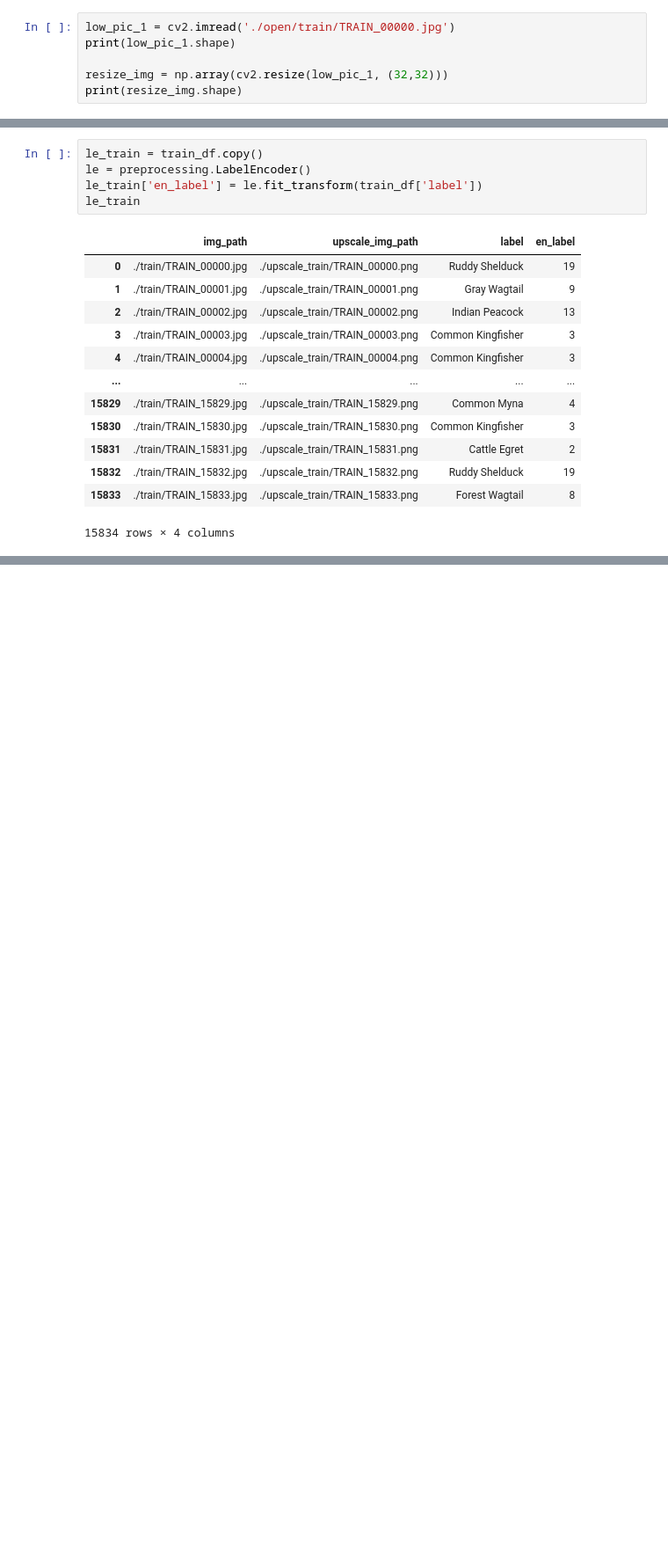
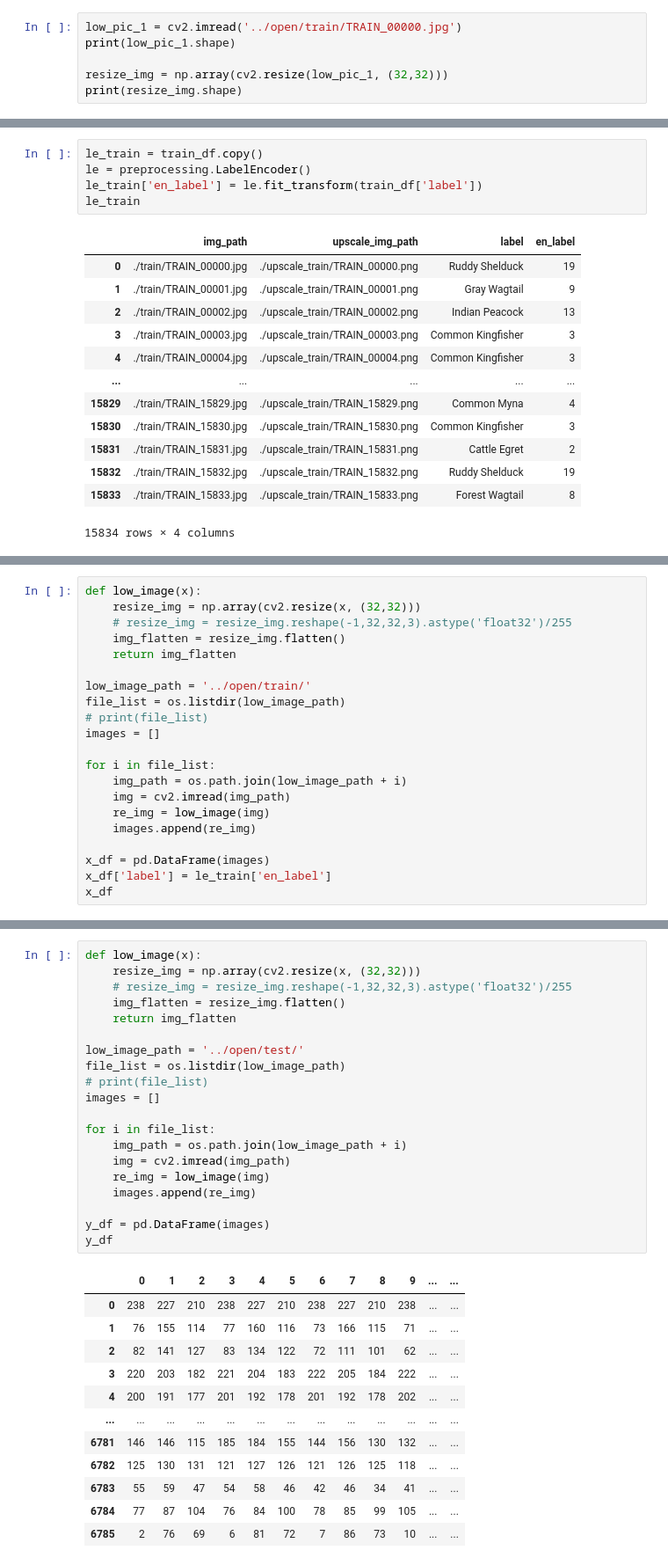
Before and after one commit to ehdwn0730/bird_image, a Jupyter notebook: bird_image.ipynb, the cells around one changed output, grey strips where cells are left out. Shown at 88% size. Saved outputs shown, nothing was run; the diff lists cells and outputs as text; blank space fills up the shorter version.

```diff
--- a/bird_image.ipynb
+++ b/bird_image.ipynb
@@ -55,7 +57,7 @@ pic_1.shape
 # %% [output]
 (256, 256, 3)
 # %%
-low_pic_1 = cv2.imread('./open/train/TRAIN_00000.jpg')
+low_pic_1 = cv2.imread('../open/train/TRAIN_00000.jpg')
 print(low_pic_1.shape)
 
 resize_img = np.array(cv2.resize(low_pic_1, (32,32)))
@@ -94,0 +101,21 @@ le_train
+# %%
+def low_image(x):
+    resize_img = np.array(cv2.resize(x, (32,32)))
+    # resize_img = resize_img.reshape(-1,32,32,3).astype('float32')/255
+    img_flatten = resize_img.flatten()
+    return img_flatten
+
+low_image_path = '../open/train/'
+file_list = os.listdir(low_image_path)
+# print(file_list)
+images = []
+
+for i in file_list:
+    img_path = os.path.join(low_image_path + i)
+    img = cv2.imread(img_path)
+    re_img = low_image(img)
+    images.append(re_img)
+
+x_df = pd.DataFrame(images)
+x_df['label'] = le_train['en_label']
+x_df
@@ -94,0 +138,33 @@ le_train
+# %%
+def low_image(x):
+    resize_img = np.array(cv2.resize(x, (32,32)))
+    # resize_img = resize_img.reshape(-1,32,32,3).astype('float32')/255
+    img_flatten = resize_img.flatten()
+    return img_flatten
+
+low_image_path = '../open/test/'
+file_list = os.listdir(low_image_path)
+# print(file_list)
+images = []
+
+for i in file_list:
+    img_path = os.path.join(low_image_path + i)
+    img = cv2.imread(img_path)
+    re_img = low_image(img)
+    images.append(re_img)
+
+y_df = pd.DataFrame(images)
+y_df
+# %% [output]
+|  | 0 | 1 | 2 | 3 | 4 | 5 | 6 | 7 | 8 | 9 | ... | ... |
+| 0 | 238 | 227 | 210 | 238 | 227 | 210 | 238 | 227 | 210 | 238 | ... | ... |
+| 1 | 76 | 155 | 114 | 77 | 160 | 116 | 73 | 166 | 115 | 71 | ... | ... |
+| 2 | 82 | 141 | 127 | 83 | 134 | 122 | 72 | 111 | 101 | 62 | ... | ... |
+| 3 | 220 | 203 | 182 | 221 | 204 | 183 | 222 | 205 | 184 | 222 | ... | ... |
+| 4 | 200 | 191 | 177 | 201 | 192 | 178 | 201 | 192 | 178 | 202 | ... | ... |
+| ... | ... | ... | ... | ... | ... | ... | ... | ... | ... | ... | ... | ... |
+| 6781 | 146 | 146 | 115 | 185 | 184 | 155 | 144 | 156 | 130 | 132 | ... | ... |
+| 6782 | 125 | 130 | 131 | 121 | 127 | 126 | 121 | 126 | 125 | 118 | ... | ... |
+| 6783 | 55 | 59 | 47 | 54 | 58 | 46 | 42 | 46 | 34 | 41 | ... | ... |
+| 6784 | 77 | 87 | 104 | 76 | 84 | 100 | 78 | 85 | 99 | 105 | ... | ... |
+| 6785 | 2 | 76 | 69 | 6 | 81 | 72 | 7 | 86 | 73 | 10 | ... | ... |
```
Also changed, not shown: parts of 35 cells of this notebook.
